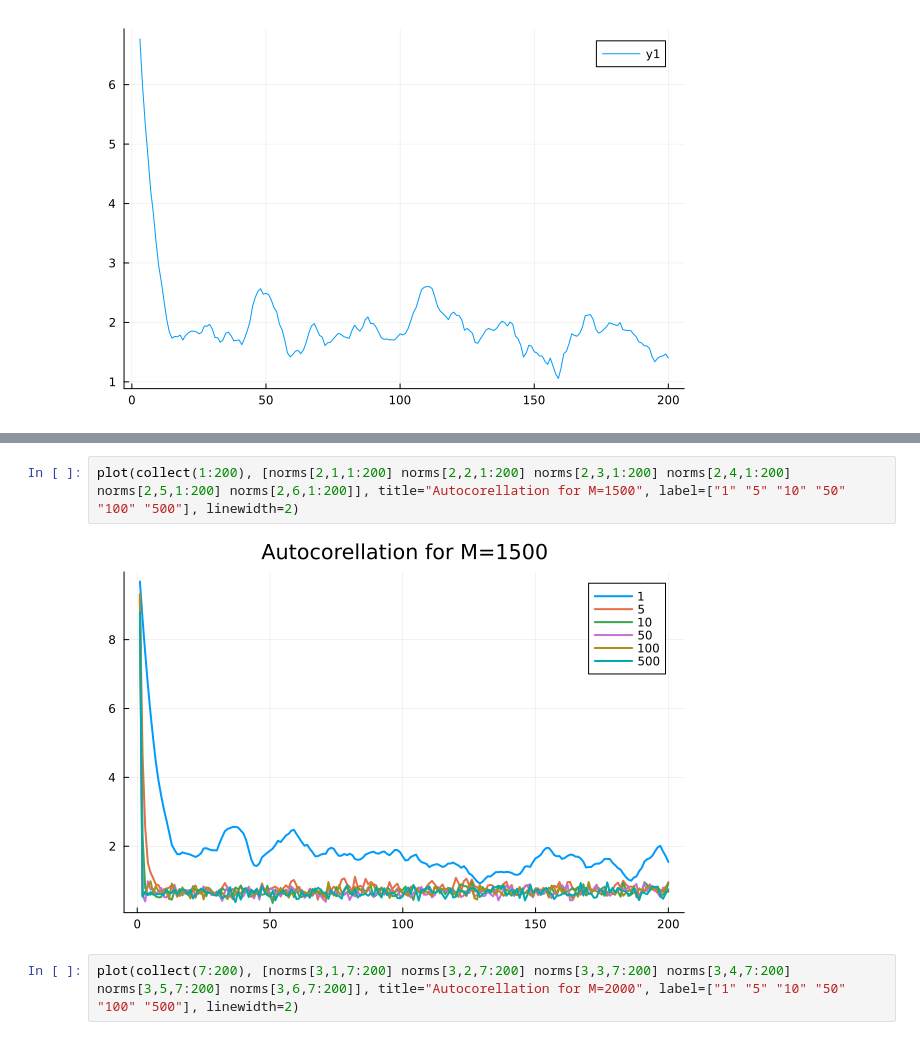
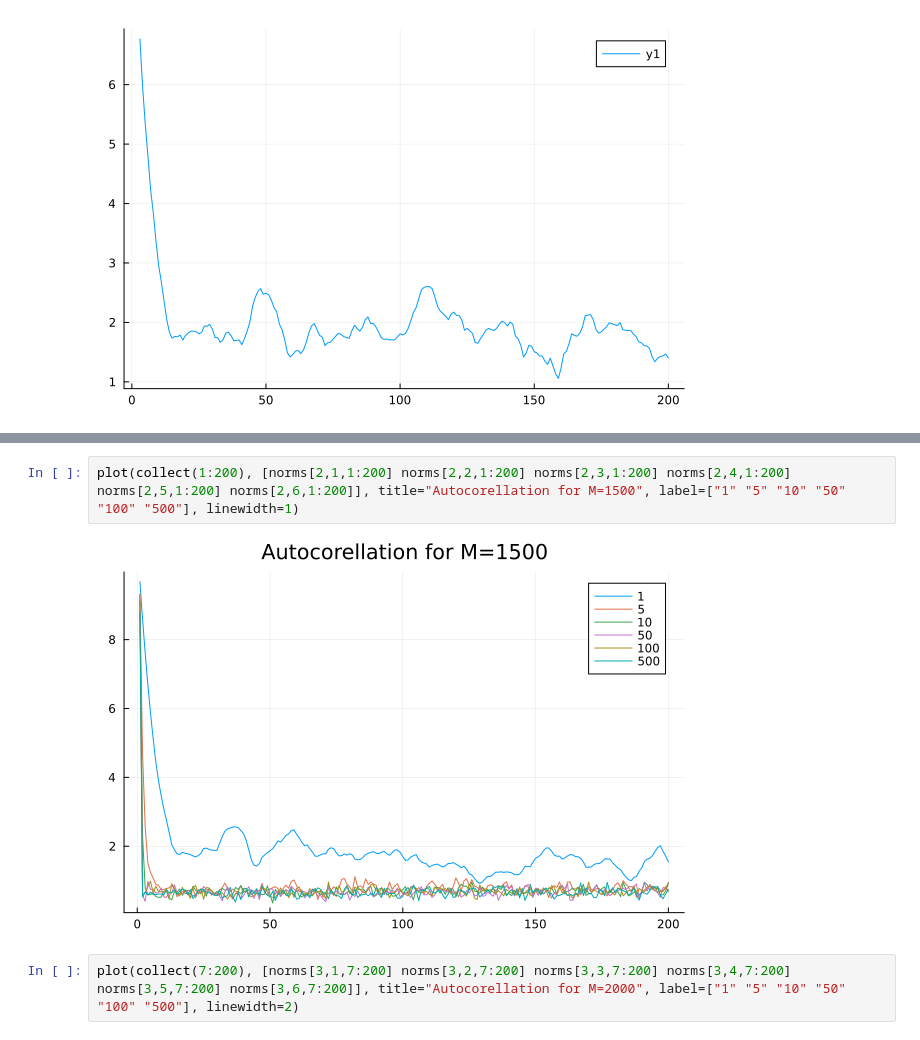
Before and after one commit to AndreaScale/Bayesian-inference-of-a-contact-network-of-Potts-variables., a Jupyter notebook: PROGETTO.ipynb, the cells around one changed output, grey strips where cells are left out. Drawn from its saved outputs; the diff is of its cells as text.

```diff
--- a/PROGETTO.ipynb
+++ b/PROGETTO.ipynb
@@ -974,7 +974,7 @@ plot(collect(7:200), [norms[1,1,7:200] norms[1,2,7:200] norms[1,3,7:200] norms[1
 # %%
-plot(collect(1:200), [norms[2,1,1:200] norms[2,2,1:200] norms[2,3,1:200] norms[2,4,1:200] norms[2,5,1:200] norms[2,6,1:200]], title="Autocorellation for M=1500", label=["1" "5" "10" "50" "100" "500"], linewidth=2)
+plot(collect(1:200), [norms[2,1,1:200] norms[2,2,1:200] norms[2,3,1:200] norms[2,4,1:200] norms[2,5,1:200] norms[2,6,1:200]], title="Autocorellation for M=1500", label=["1" "5" "10" "50" "100" "500"], linewidth=1)
 # %% [output]
-[figure, old version]
+[figure, new version]
 # %%
 plot(collect(7:200), [norms[3,1,7:200] norms[3,2,7:200] norms[3,3,7:200] norms[3,4,7:200] norms[3,5,7:200] norms[3,6,7:200]], title="Autocorellation for M=2000", label=["1" "5" "10" "50" "100" "500"], linewidth=2)
 # %% [output]
```
Also changed, not shown: parts of 1 cell of this notebook.
